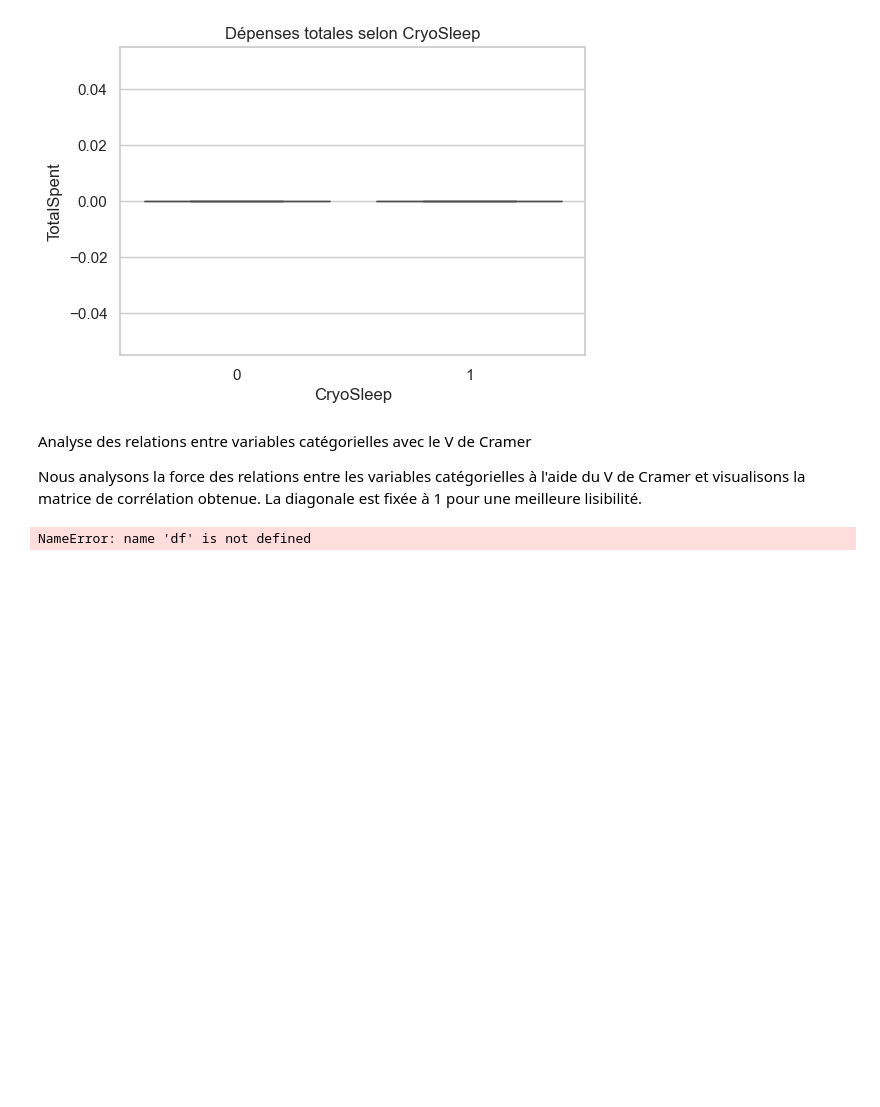
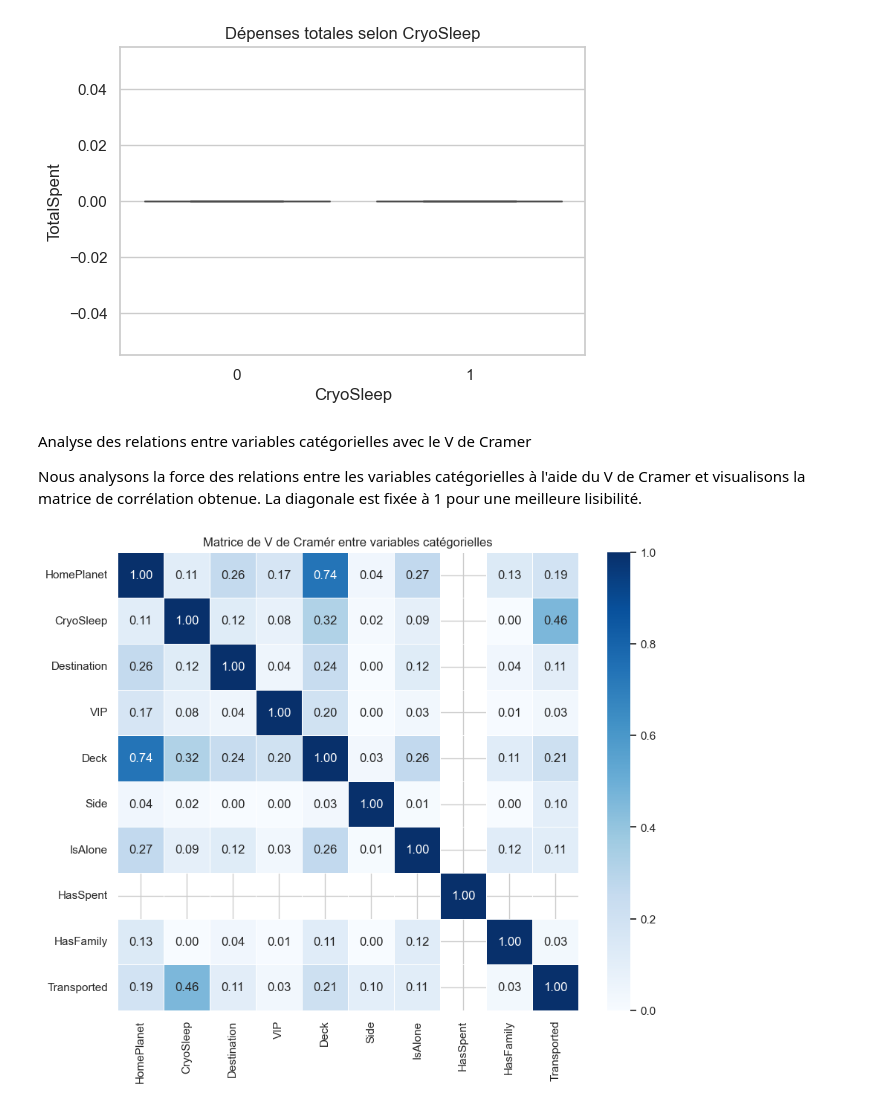
Before and after one commit to kcamaradanso/BIG_DATA, a Jupyter notebook: NEWCODE0202.ipynb, the cells around one changed output. Cells and saved outputs as stored; diff of their text form; code cells hidden in the pictures; blank space fills up the shorter version.

```diff
--- a/NEWCODE0202.ipynb
+++ b/NEWCODE0202.ipynb
@@ -634,32 +634,32 @@ def cramers_v(x, y):
     phi2corr = max(0, phi2 - ((k-1)*(r-1))/(n-1))
     rcorr = r - ((r-1)**2)/(n-1)
     kcorr = k - ((k-1)**2)/(n-1)
     return np.sqrt(phi2corr / min((kcorr-1), (rcorr-1)))
 
 # ================================
 # CALCUL DE LA MATRICE DE V DE CRAMER
 # ================================
 cramer_matrix = pd.DataFrame(index=cat_cols, columns=cat_cols)
 
 for col1 in cat_cols:
     for col2 in cat_cols:
-        cramer_matrix.loc[col1, col2] = cramers_v(df[col1], df[col2])
+        cramer_matrix.loc[col1, col2] = cramers_v(train_data[col1], train_data[col2])
 
 cramer_matrix = cramer_matrix.astype(float)
 np.fill_diagonal(cramer_matrix.values, 1)
 
 # ================================
 # HEATMAP
 # ================================
 plt.figure(figsize=(10, 8))
 sns.heatmap(
     cramer_matrix,
     annot=True,
     cmap='Blues',
     fmt='.2f',
     linewidths=0.5
 )
 plt.title("Matrice de V de Cramér entre variables catégorielles")
 plt.show()
 # %% [output]
-NameError: name 'df' is not defined
+[figure, added]
```
Also changed, not shown: parts of 12 cells of this notebook.
